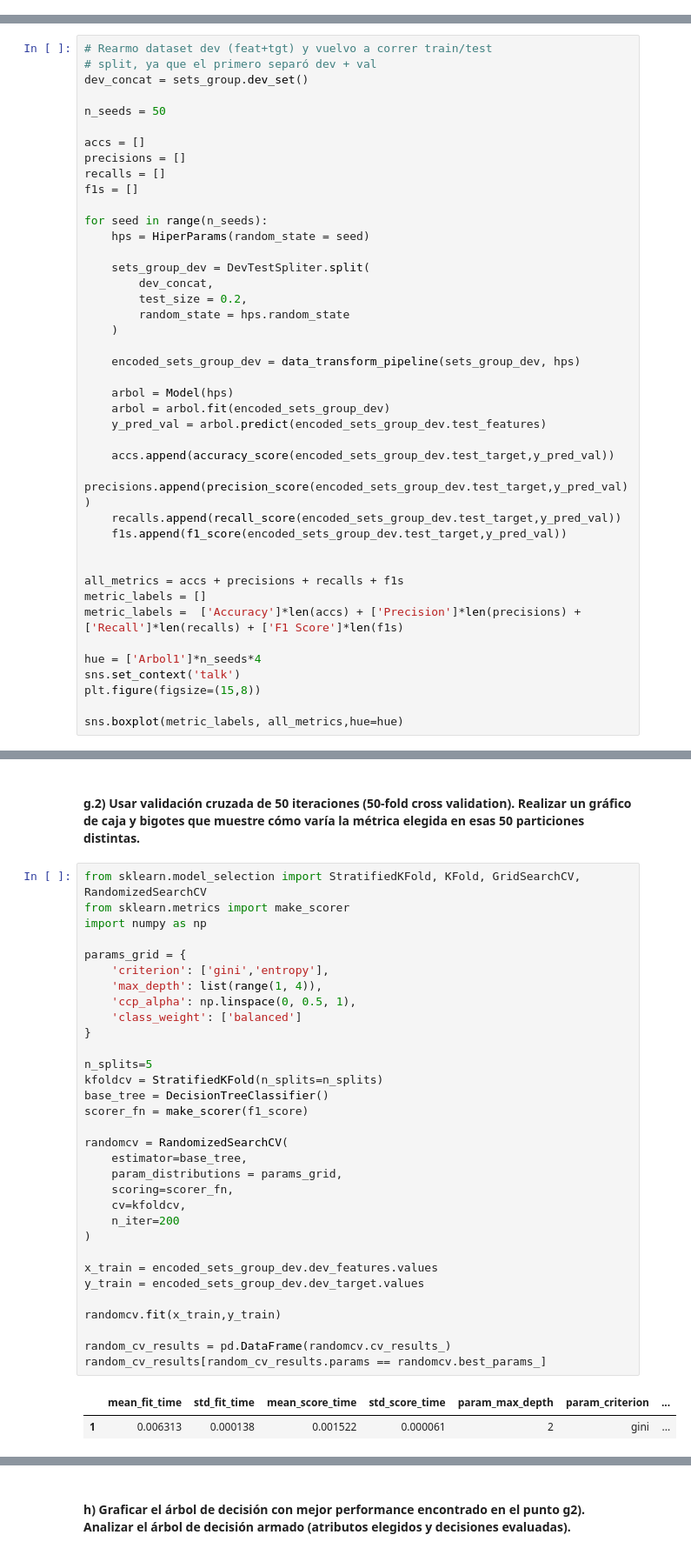
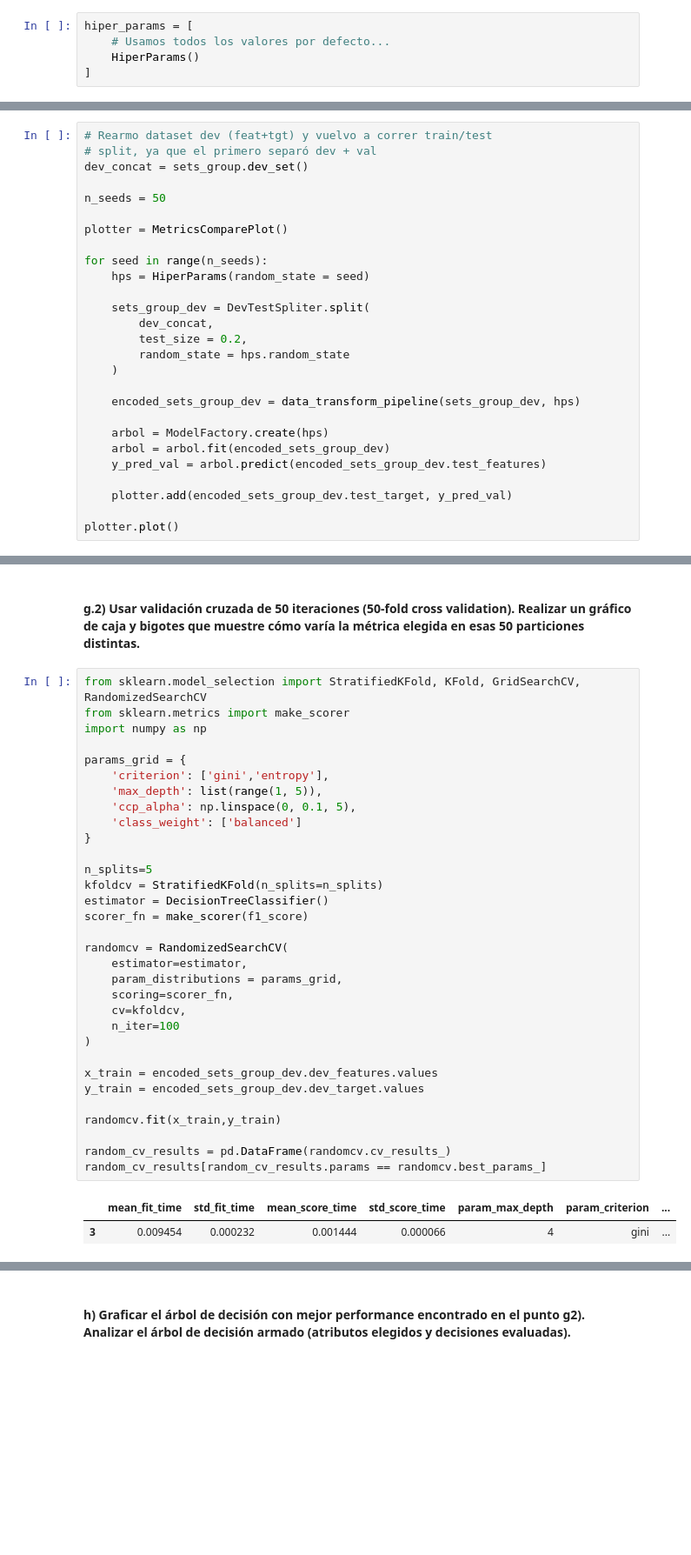
Before and after one commit to magistery-tps/aa-tp1, a Jupyter notebook: notebooks/tp1.ipynb, the cells around one changed output, grey strips where cells are left out. Shown at 87% size. Drawn from its saved outputs; the diff is of its cells as text; blank space fills up the shorter version.

```diff
--- a/notebooks/tp1.ipynb
+++ b/notebooks/tp1.ipynb
@@ -903,3 +950,8 @@ hiper_params = [
+# %%
+hiper_params = [
+    # Usamos todos los valores por defecto...
+    HiperParams()
+]
 # %%
 def data_transform_pipeline(data, hps):
     # Imputamos valores faltantes (MICE like)...
@@ -982,10 +1016,7 @@ dev_concat = sets_group.dev_set()
 
 n_seeds = 50
 
-accs = []
-precisions = []
-recalls = []
-f1s = []
+plotter = MetricsComparePlot()
 
 for seed in range(n_seeds):
     hps = HiperParams(random_state = seed)
@@ -998,23 +1029,11 @@ for seed in range(n_seeds):
 
     encoded_sets_group_dev = data_transform_pipeline(sets_group_dev, hps)
 
-    arbol = Model(hps)
+    arbol = ModelFactory.create(hps)
     arbol = arbol.fit(encoded_sets_group_dev)
     y_pred_val = arbol.predict(encoded_sets_group_dev.test_features)
 
-    accs.append(accuracy_score(encoded_sets_group_dev.test_target,y_pred_val))
-    precisions.append(precision_score(encoded_sets_group_dev.test_target,y_pred_val))
-    recalls.append(recall_score(encoded_sets_group_dev.test_target,y_pred_val))
-    f1s.append(f1_score(encoded_sets_group_dev.test_target,y_pred_val))
+    plotter.add(encoded_sets_group_dev.test_target, y_pred_val)
 
-
-all_metrics = accs + precisions + recalls + f1s
-metric_labels = []
-metric_labels =  ['Accuracy']*len(accs) + ['Precision']*len(precisions) + ['Recall']*len(recalls) + ['F1 Score']*len(f1s)
-
-hue = ['Arbol1']*n_seeds*4
-sns.set_context('talk')
-plt.figure(figsize=(15,8))
-
-sns.boxplot(metric_labels, all_metrics,hue=hue)
+plotter.plot()
 # %% [output]
@@ -1025,38 +1043,38 @@ sns.boxplot(metric_labels, all_metrics,hue=hue)
 # %%
 from sklearn.model_selection import StratifiedKFold, KFold, GridSearchCV, RandomizedSearchCV
 from sklearn.metrics import make_scorer
 import numpy as np
 
 params_grid = {
     'criterion': ['gini','entropy'],
-    'max_depth': list(range(1, 4)),
-    'ccp_alpha': np.linspace(0, 0.5, 1),
+    'max_depth': list(range(1, 5)),
+    'ccp_alpha': np.linspace(0, 0.1, 5),
     'class_weight': ['balanced']
 }
 
 n_splits=5
 kfoldcv = StratifiedKFold(n_splits=n_splits)
-base_tree = DecisionTreeClassifier()
+estimator = DecisionTreeClassifier()
 scorer_fn = make_scorer(f1_score)
 
 randomcv = RandomizedSearchCV(
-    estimator=base_tree,
+    estimator=estimator,
     param_distributions = params_grid,
     scoring=scorer_fn,
     cv=kfoldcv,
-    n_iter=200
+    n_iter=100
 )
 
 x_train = encoded_sets_group_dev.dev_features.values
 y_train = encoded_sets_group_dev.dev_target.values
 
 randomcv.fit(x_train,y_train)
 
 random_cv_results = pd.DataFrame(randomcv.cv_results_)
 random_cv_results[random_cv_results.params == randomcv.best_params_]
 # %% [output]
 |  | mean_fit_time | std_fit_time | mean_score_time | std_score_time | param_max_depth | param_criterion | ... |
-| 1 | 0.006313 | 0.000138 | 0.001522 | 0.000061 | 2 | gini | ... |
+| 3 | 0.009454 | 0.000232 | 0.001444 | 0.000066 | 4 | gini | ... |
 # %%
 metric_labels = []
 metric_labels = ['F1 Score']*n_splits
```
Also changed, not shown: parts of 14 cells of this notebook.
